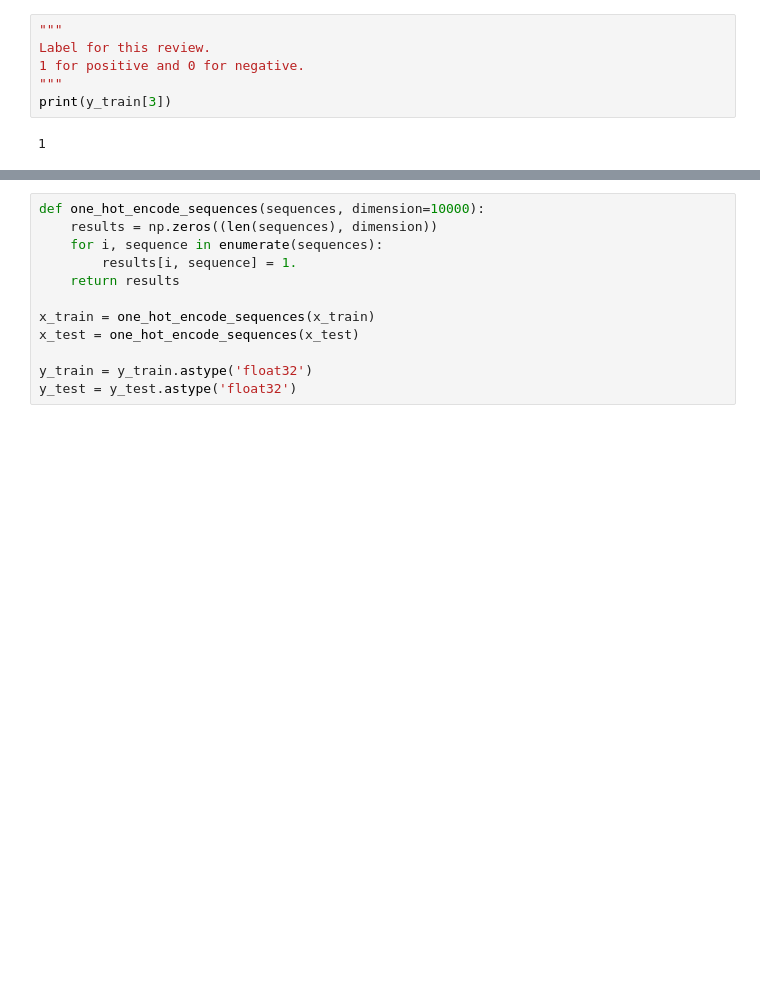
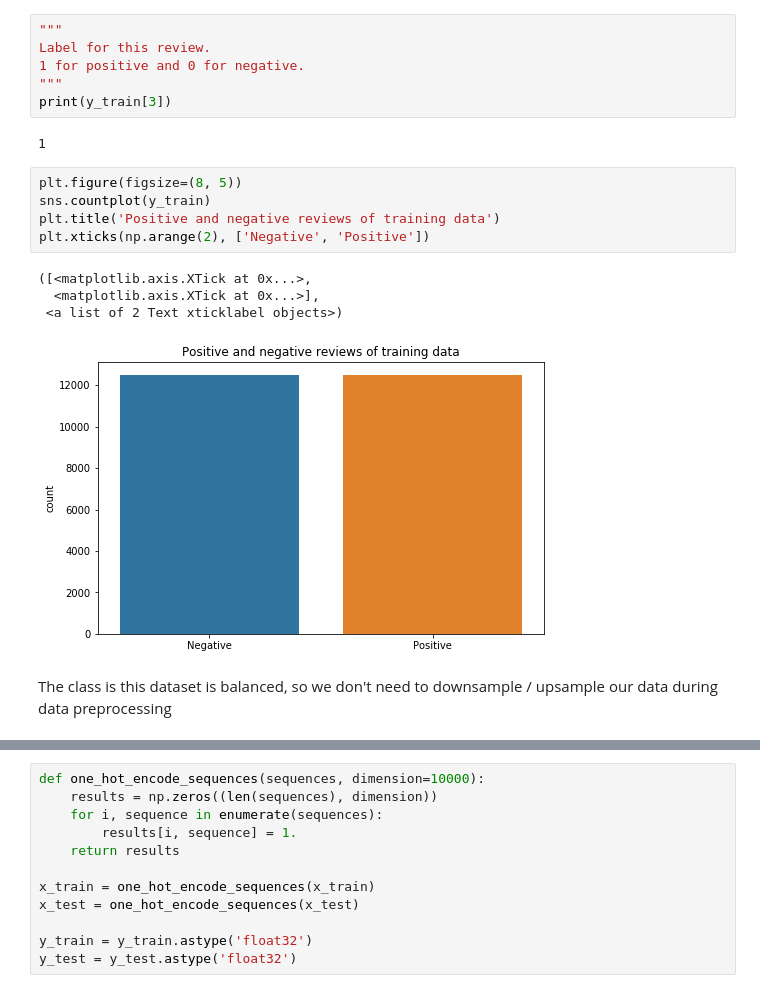
Before and after one commit to ng-kode/Imdb-reviews-sentiment-analysis, a Jupyter notebook: (Acc 88%)Densely-connected-layers.ipynb, the cells around one changed output, grey strips where cells are left out. Drawn from its saved outputs; the diff is of its cells as text; blank space fills up the shorter version.

Commit message:
add class balance check

```diff
--- a/(Acc 88%)Densely-connected-layers.ipynb
+++ b/(Acc 88%)Densely-connected-layers.ipynb
@@ -62,6 +63,18 @@ Label for this review.
 print(y_train[3])
 # %% [output]
 1
+# %%
+plt.figure(figsize=(8, 5))
+sns.countplot(y_train)
+plt.title('Positive and negative reviews of training data')
+plt.xticks(np.arange(2), ['Negative', 'Positive'])
+# %% [output]
+([<matplotlib.axis.XTick at 0x...>,
+  <matplotlib.axis.XTick at 0x...>],
+ <a list of 2 Text xticklabel objects>)
+[figure, added]
+# %% [markdown]
+The class is this dataset is balanced, so we don't need to downsample / upsample our data during data preprocessing
 # %% [markdown]
 ## Data preprocessing
 
```
Also changed, not shown: parts of 1 cell of this notebook, 1 other file.
